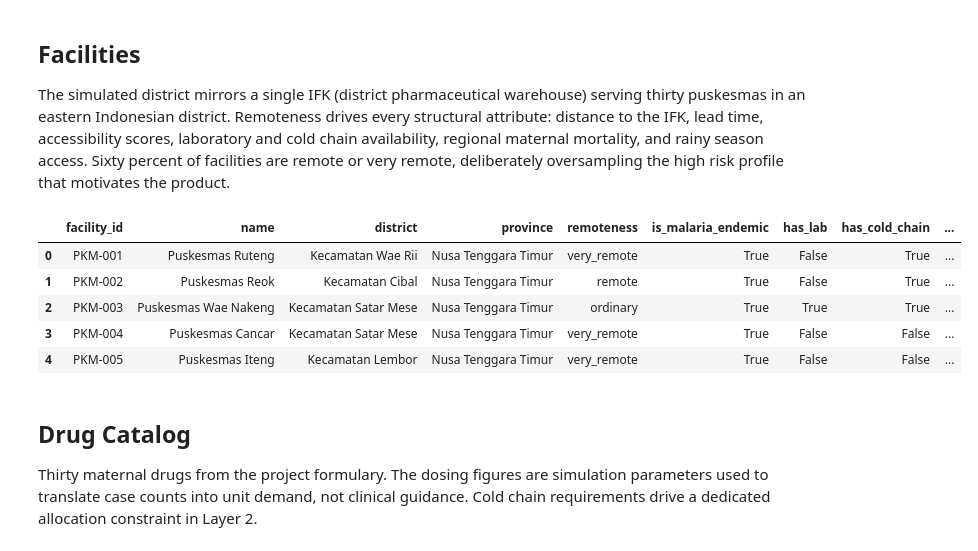
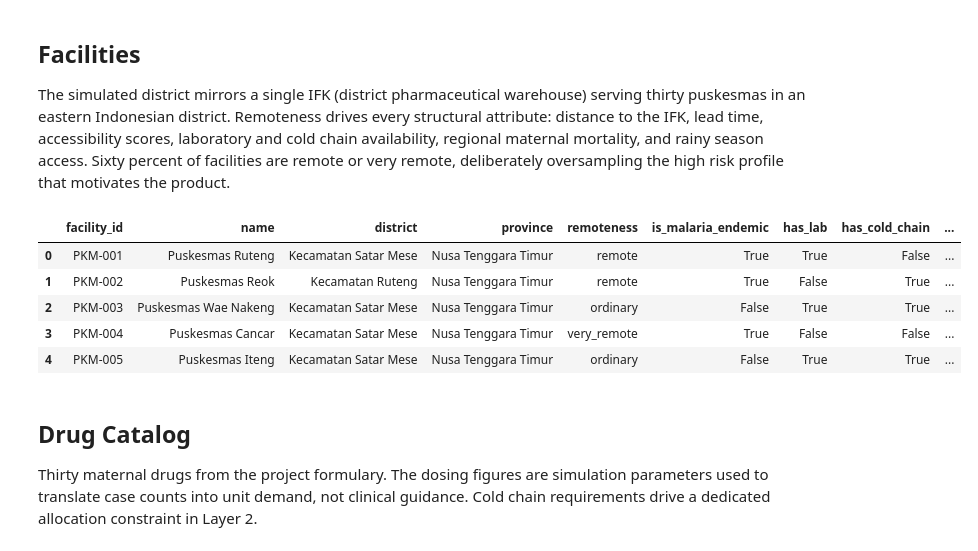
Before and after one commit to AzrilFahmiardi/ai-logistik-obat-bumil, a Jupyter notebook: notebooks/01_data_simulator.ipynb, the cells around one changed output. Cells and saved outputs as stored; diff of their text form; code cells hidden in the pictures.

```diff
--- a/notebooks/01_data_simulator.ipynb
+++ b/notebooks/01_data_simulator.ipynb
@@ -75,11 +75,8 @@ The simulated district mirrors a single IFK (district pharmaceutical warehouse)
 remoteness profile so that structural disadvantage is internally consistent."""
 
 VILLAGE_NAMES = [
-    'Ruteng', 'Reok', 'Wae Nakeng', 'Cancar', 'Iteng', 'Narang', 'Wangko',
-    'Dintor', 'Lembor', 'Werang', 'Terang', 'Orong', 'Ketang', 'Pagal',
-    'Cibal', 'Bea Mese', 'Rahong', 'Wae Codi', 'Lawir', 'Timung', 'Benteng',
-    'Langke', 'Satar Mese', 'Ponggeok', 'Todo', 'Popo', 'Lelak',
-    'Bangka Kenda', 'Wae Belang', 'Golo Welu',
+    'Ruteng', 'Reok', 'Wae Nakeng', 'Cancar', 'Iteng',
+    'Narang', 'Wangko', 'Dintor', 'Lembor', 'Werang',
 ]
 SUBDISTRICTS = ['Ruteng', 'Lembor', 'Cibal', 'Reok', 'Satar Mese', 'Wae Rii']
 
@@ -105,43 +102,43 @@ REMOTENESS_PROFILE = {
 }
 
 remoteness_assignment = (
-    ['ordinary'] * 12 + ['remote'] * 10 + ['very_remote'] * 8
+    ['ordinary'] * 4 + ['remote'] * 3 + ['very_remote'] * 3
 )
 rng.shuffle(remoteness_assignment)
 
 facility_rows = []
 for idx, (village, remoteness) in enumerate(zip(VILLAGE_NAMES, remoteness_assignment), start=1):
     profile = REMOTENESS_PROFILE[remoteness]
     pregnancies = int(rng.integers(*profile['pregnancies']))
     has_cold_chain = bool(rng.random() < profile['p_cold_chain'])
     facility_rows.append({
         'facility_id': f'PKM-{idx:03d}',
         'name': f'Puskesmas {village}',
         'district': f'Kecamatan {rng.choice(SUBDISTRICTS)}',
         'province': 'Nusa Tenggara Timur',
         'remoteness': remoteness,
         'is_malaria_endemic': bool(rng.random() < profile['p_endemic']),
         'has_lab': bool(rng.random() < profile['p_lab']),
         'has_cold_chain': has_cold_chain,
         'storage_capacity_total': int(pregnancies * rng.uniform(24, 40)),
         'cold_chain_capacity': int(rng.uniform(40, 150)) if has_cold_chain else 0,
         'distance_to_ifk_km': round(float(rng.uniform(*profile['distance'])), 1),
         'lead_time_days': round(float(rng.uniform(*profile['lead_time'])), 1),
         'accessibility_score': profile['access_score'],
         'rainy_season_access': str(rng.choice(profile['rainy_access'])),
         'regional_mmr': round(float(rng.uniform(*profile['mmr'])), 1),
         'baseline_pregnancy_count': pregnancies,
     })
 
 facilities = pd.DataFrame(facility_rows)
 facilities.head()
 # %% [output]
 |  | facility_id | name | district | province | remoteness | is_malaria_endemic | has_lab | has_cold_chain | ... |
-| 0 | PKM-001 | Puskesmas Ruteng | Kecamatan Wae Rii | Nusa Tenggara Timur | very_remote | True | False | True | ... |
-| 1 | PKM-002 | Puskesmas Reok | Kecamatan Cibal | Nusa Tenggara Timur | remote | True | False | True | ... |
-| 2 | PKM-003 | Puskesmas Wae Nakeng | Kecamatan Satar Mese | Nusa Tenggara Timur | ordinary | True | True | True | ... |
+| 0 | PKM-001 | Puskesmas Ruteng | Kecamatan Satar Mese | Nusa Tenggara Timur | remote | True | True | False | ... |
+| 1 | PKM-002 | Puskesmas Reok | Kecamatan Ruteng | Nusa Tenggara Timur | remote | True | False | True | ... |
+| 2 | PKM-003 | Puskesmas Wae Nakeng | Kecamatan Satar Mese | Nusa Tenggara Timur | ordinary | False | True | True | ... |
 | 3 | PKM-004 | Puskesmas Cancar | Kecamatan Satar Mese | Nusa Tenggara Timur | very_remote | True | False | False | ... |
-| 4 | PKM-005 | Puskesmas Iteng | Kecamatan Lembor | Nusa Tenggara Timur | very_remote | True | False | False | ... |
+| 4 | PKM-005 | Puskesmas Iteng | Kecamatan Satar Mese | Nusa Tenggara Timur | ordinary | False | True | True | ... |
 # %% [markdown]
 ## Drug Catalog
 
```
Also changed, not shown: parts of 13 cells of this notebook, 25 other files.
